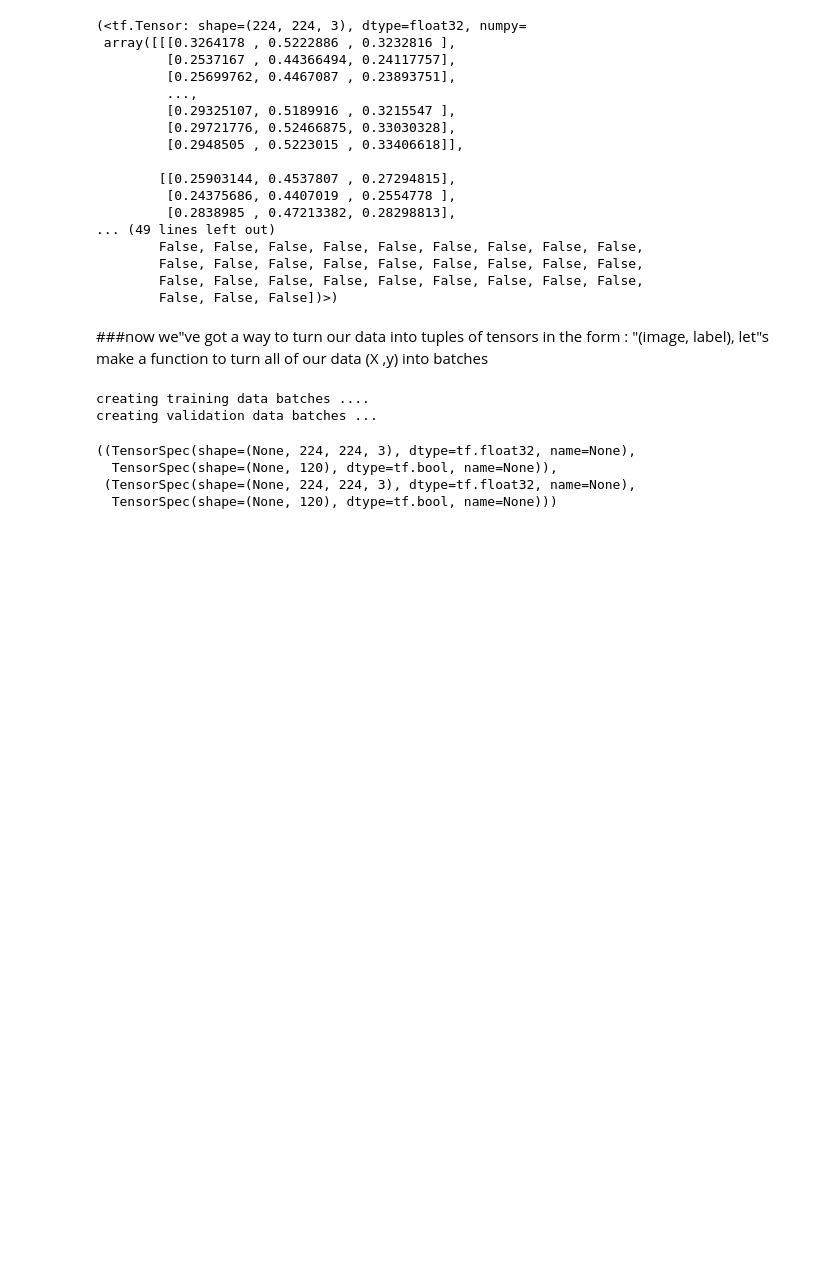
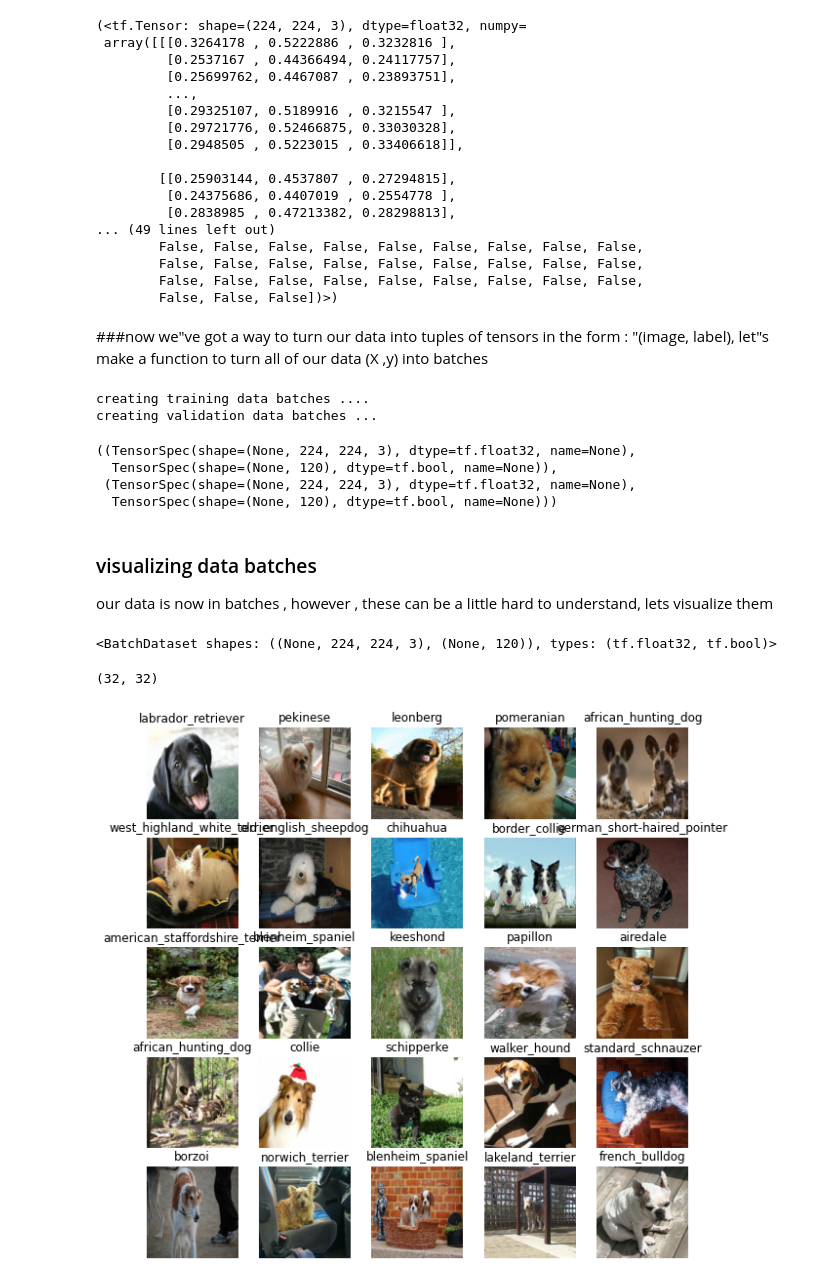
Before and after one commit to youssef-bourais/Plant_classification_using_Convolutional_Neural_Network, a Jupyter notebook: dog_vision.ipynb, the cells around one changed output. Drawn from its saved outputs; the diff is of its cells as text; code cells hidden in the pictures; blank space fills up the shorter version.

```diff
--- a/dog_vision.ipynb
+++ b/dog_vision.ipynb
@@ -524,3 +524,41 @@ train_data.element_spec, val_data.element_spec
   TensorSpec(shape=(None, 120), dtype=tf.bool, name=None)),
  (TensorSpec(shape=(None, 224, 224, 3), dtype=tf.float32, name=None),
   TensorSpec(shape=(None, 120), dtype=tf.bool, name=None)))
+# %% [markdown]
+### visualizing data batches
+
+our data is now in batches , however , these can be a little hard to understand, lets visualize them
+# %%
+import matplotlib.pyplot as plt
+
+#creat a function for viewing images in a data batch
+def show_25_images(images, labels) :
+  """
+  dispaly a plot of 25 images and their labels from a data batch
+  """
+  #setup the figure
+  plt.figure(figsize=(10 , 10))
+  # loop through 25 (for displaying 25 images)
+  for i in range(25):
+    #create subplots (5 rows,5 cloumns)
+    ax = plt.subplot(5, 5, i+1)
+    #dispaly an image
+    plt.imshow(images[i])
+    # add the image label as the title
+    plt.title(unique_breeds[labels[i].argmax()])
+    # turn the grid lines off
+    plt.axis("off")
+# %%
+train_data
+# %% [output]
+<BatchDataset shapes: ((None, 224, 224, 3), (None, 120)), types: (tf.float32, tf.bool)>
+# %%
+len(traing_images), len(train_labels)
+# %% [output]
+(32, 32)
+# %%
+#now lets visualize the data in a training batch
+traing_images, train_labels = next(train_data.as_numpy_iterator())
+show_25_images(traing_images , train_labels)
+# %% [output]
+[figure, added]
```
Also changed, not shown: parts of 1 cell of this notebook.
